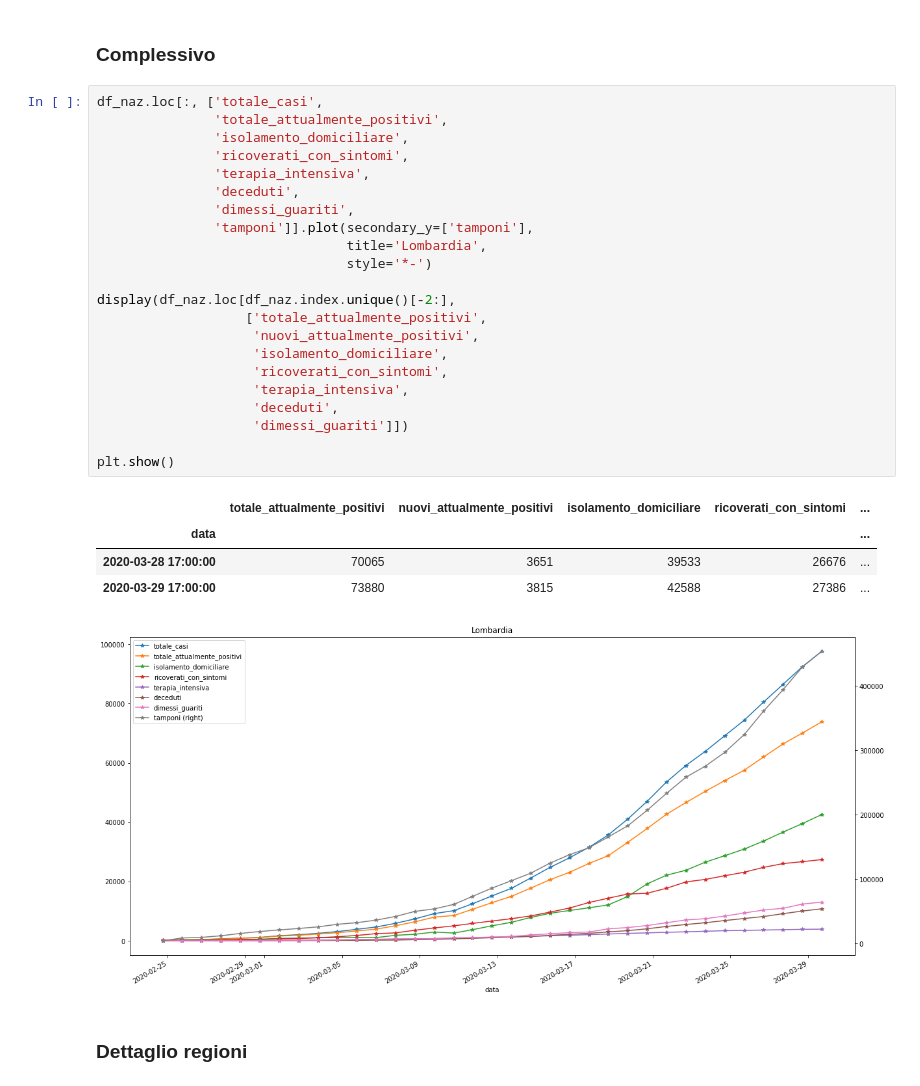
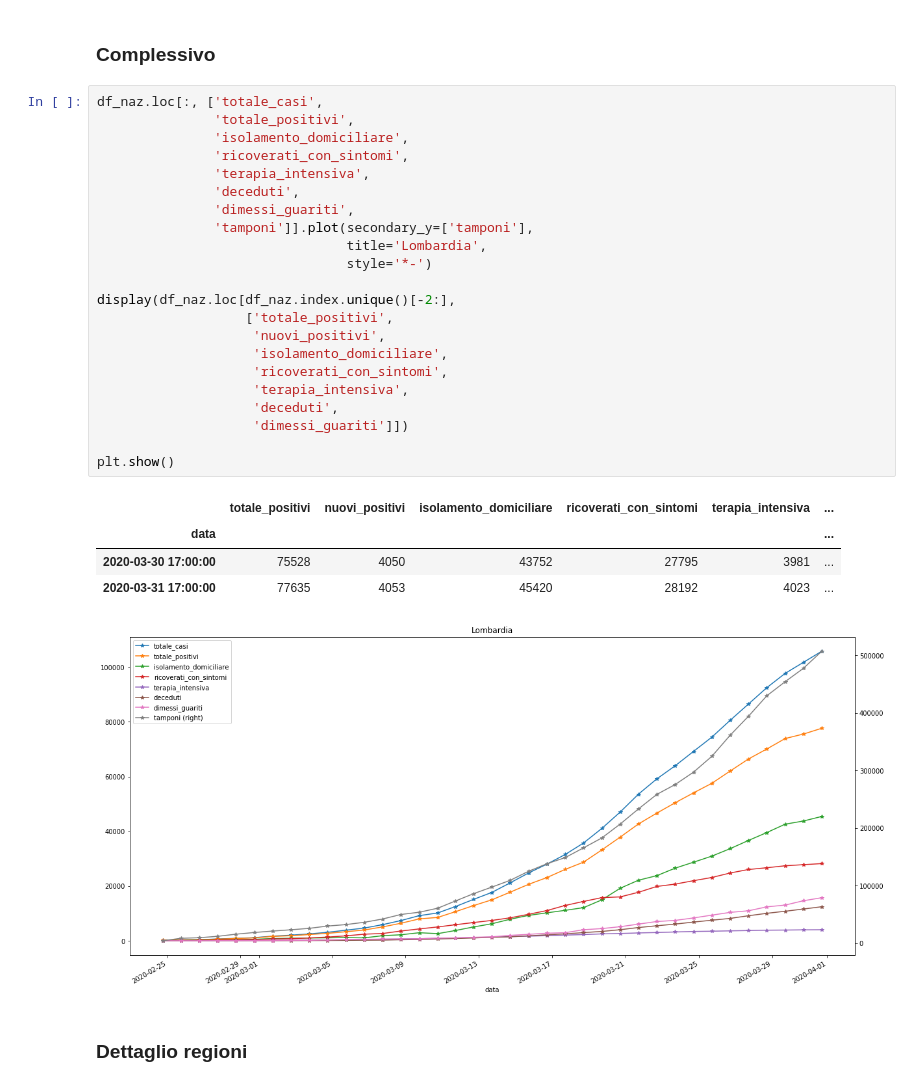
Before and after one commit to martinomiani/covid-19, a Jupyter notebook: COVID.ipynb, the cells around one changed output. Cells and saved outputs as stored; diff of their text form.

```diff
--- a/COVID.ipynb
+++ b/COVID.ipynb
@@ -72,32 +72,32 @@ plt.show()
 ### Complessivo
 # %%
 df_naz.loc[:, ['totale_casi',
-               'totale_attualmente_positivi',
+               'totale_positivi',
                'isolamento_domiciliare',
                'ricoverati_con_sintomi',
                'terapia_intensiva',
                'deceduti',
                'dimessi_guariti',
                'tamponi']].plot(secondary_y=['tamponi'],
                                 title='Lombardia',
                                 style='*-')
 
 display(df_naz.loc[df_naz.index.unique()[-2:],
-                   ['totale_attualmente_positivi',
-                    'nuovi_attualmente_positivi',
+                   ['totale_positivi',
+                    'nuovi_positivi',
                     'isolamento_domiciliare',
                     'ricoverati_con_sintomi',
                     'terapia_intensiva',
                     'deceduti',
                     'dimessi_guariti']])
 
 plt.show()
 # %% [output]
-|  | totale_attualmente_positivi | nuovi_attualmente_positivi | isolamento_domiciliare | ricoverati_con_sintomi | ... |
-| data |  |  |  |  | ... |
-| 2020-03-28 17:00:00 | 70065 | 3651 | 39533 | 26676 | ... |
-| 2020-03-29 17:00:00 | 73880 | 3815 | 42588 | 27386 | ... |
+|  | totale_positivi | nuovi_positivi | isolamento_domiciliare | ricoverati_con_sintomi | terapia_intensiva | ... |
+| data |  |  |  |  |  | ... |
+| 2020-03-30 17:00:00 | 75528 | 4050 | 43752 | 27795 | 3981 | ... |
+| 2020-03-31 17:00:00 | 77635 | 4053 | 45420 | 28192 | 4023 | ... |
-[figure, old version]
+[figure, new version]
 # %% [markdown]
 ### Dettaglio regioni
 # %%
```
Also changed, not shown: parts of 3 cells of this notebook.
